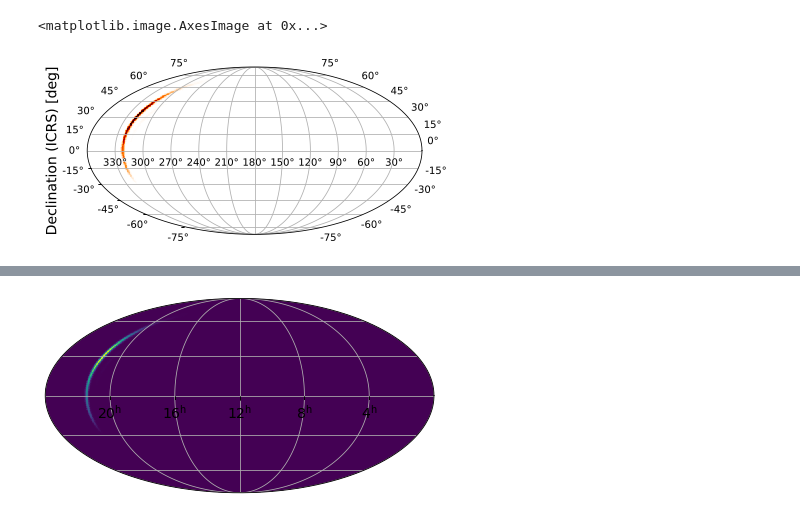
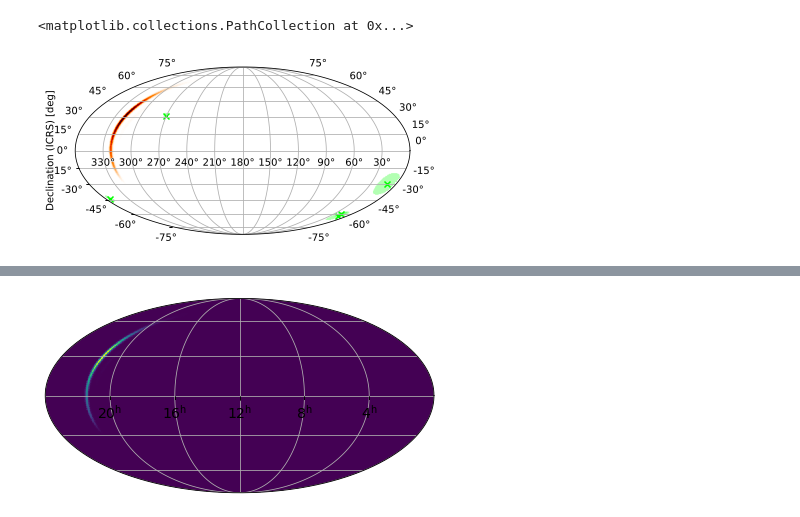
Before and after one commit to markalab/hpmoc, a Jupyter notebook: jup/astroplot.ipynb, the cells around one changed output, grey strips where cells are left out. Saved outputs shown, nothing was run; the diff lists cells and outputs as text; code cells hidden in the pictures.

Commit message:
fix PointsTuple.render, get scatter example working in astroplot.ipynb

```diff
--- a/jup/astroplot.ipynb
+++ b/jup/astroplot.ipynb
@@ -25,23 +26,6 @@ SKYMAP = "../tests/data/S191216ap.fits.gz"
 hdu_head, hdu_ligo = fits.open(SKYMAP)[:2]
 m = PartialUniqSkymap.read(SKYMAP, strategy='ligo')
 # https://github.com/lpsinger/ligo.skymap/blob/main/ligo/skymap/plot/allsky.py#L791
-# THIS ONE IS BROKEN FOR SOME REASON?
-target_header = fits.Header.fromstring("""
-NAXIS   =                    2
-NAXIS1  =                  960
-NAXIS2  =                  480
-CTYPE1  = 'RA---MOL'
-CRPIX1  =                480.5
-CRVAL1  =                180.0
-CDELT1  =        -0.3376186186
-CUNIT1  = 'deg     '
-CTYPE2  = 'DEC--MOL'
-CRPIX2  =                240.5
-CRVAL2  =                  0.0
-CDELT2  =         0.3376186186
-CUNIT2  = 'deg     '
-COORDSYS= 'icrs    '
-""", sep='\n')
 target_header = fits.Header.fromstring("""
 NAXIS   =                    2
 NAXIS1  =                  480
@@ -67,6 +51,8 @@ pts = PointsTuple(
         (271., 31., 2.),
         (355., -44., 3.),
         (15., -62., 5.),
+        (16., -60., 3.),
+        (10., -30., 10.),
     ],
     rgba=Rgba(0, 1, 0, 0.3),
     marker='x',
@@ -84,27 +64,31 @@ m.mollview()
 # %%
 # plot it
 ax = plt.subplot(1,1,1, projection=w,
                  frame_class=EllipticalFrame)
                  #frame_class=RectangularFrame)
 
 # format ticks and grid
 outline = [outline_effect()]
 co_ra, co_dec = ax.coords
 co_ra.set_major_formatter("dd")
 co_dec.set_major_formatter("dd")
 co_ra.set_ticks(np.arange(30, 360, 30)*deg)
 co_dec.set_ticks(np.arange(-75, 90, 15)*deg)
 co_ra.set_ticklabel(size="10", path_effects=outline)
 co_dec.set_ticklabel(size="10", path_effects=outline)
 co_ra.set_ticks_visible(False)
 co_dec.set_ticks_visible(True)
 #co_ra.set_axislabel("Right ascension (ICRS) [deg]", path_effects=outline)
 co_dec.set_axislabel("Declination (ICRS) [deg]", path_effects=outline)
 ax.grid(True)
 
 # add the skymap
 ax.imshow(mor, vmin=-1e-10, cmap=cm.gist_heat_r)
+ax.imshow(pts.render(w), vmin=0, vmax=1, cmap=pts.cmap())
+ax.scatter(*np.array([(r, d) for (r, d, *_) in pts.points]).T,
+           c=pts.rgba.to_hex()[:-2], marker=pts.marker,
+           transform=ax.get_transform('world'))
 #ax.imshow(array2)
 # %% [output]
-<matplotlib.image.AxesImage at 0x...>
+<matplotlib.collections.PathCollection at 0x...>
-[figure, old version]
+[figure, new version]
```
Also changed, not shown: parts of 6 cells of this notebook, 2 other files.
